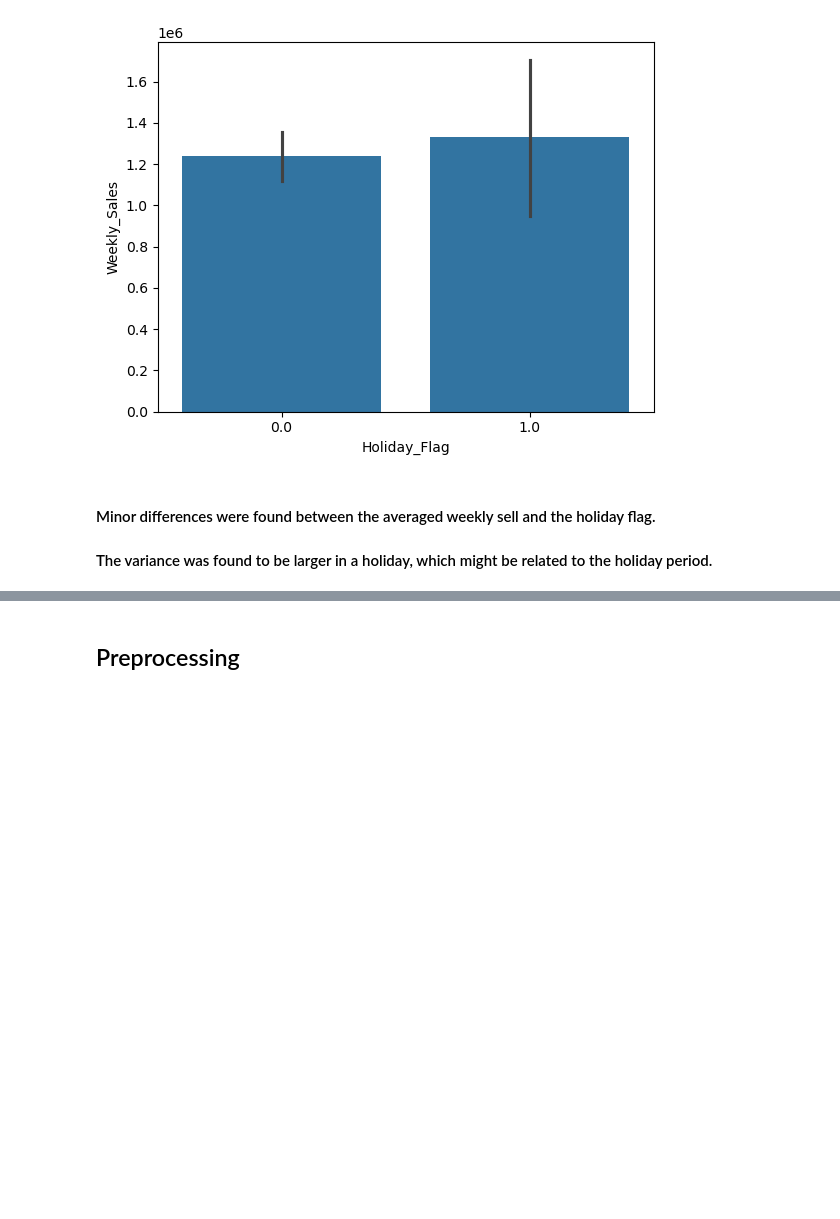
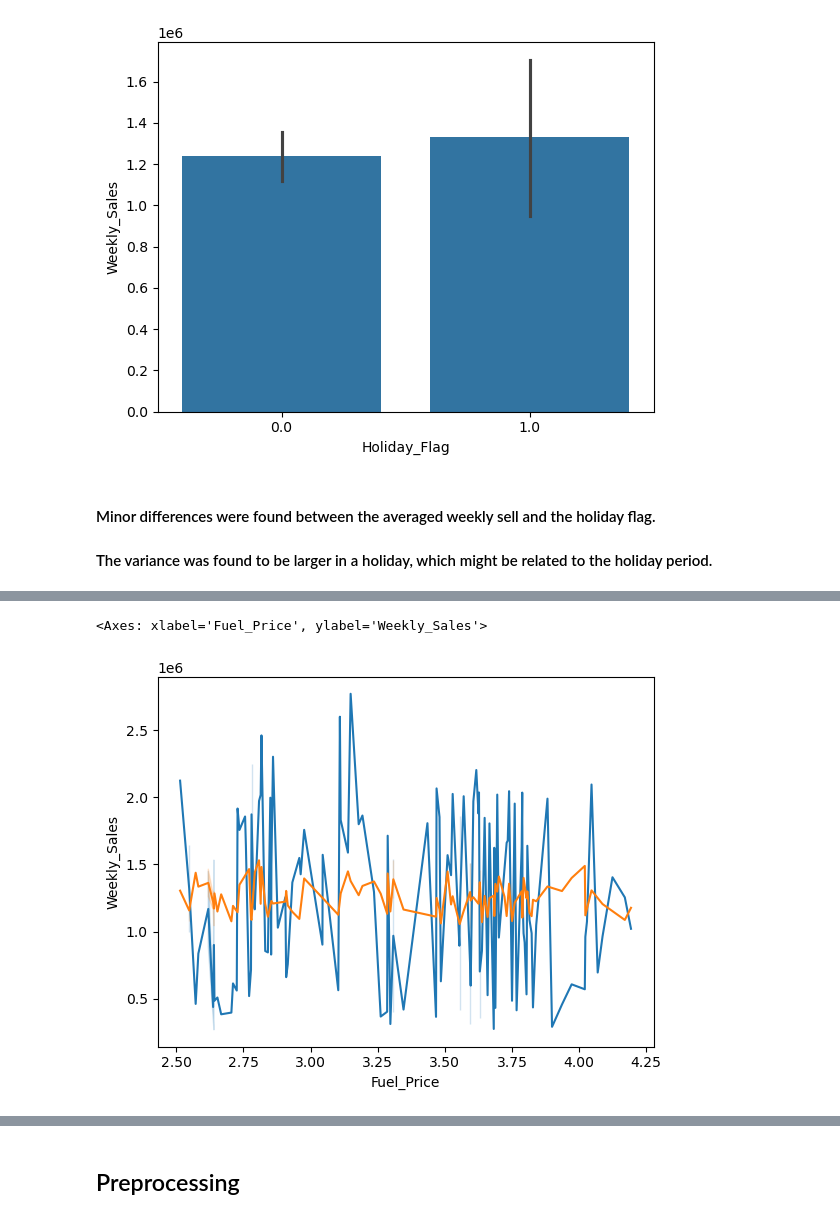
Before and after one commit to ValentinLhoteWork/PROJECTS-Supervised-Machine-Learning-Walmart, a Jupyter notebook: Project_supervised_Walmart.ipynb, the cells around one changed output, grey strips where cells are left out. Saved outputs shown, nothing was run; the diff lists cells and outputs as text; code cells hidden in the pictures; blank space fills up the shorter version.

```diff
--- a/Project_supervised_Walmart.ipynb
+++ b/Project_supervised_Walmart.ipynb
@@ -103,0 +113,6 @@ sns.barplot(x='Holiday_Flag', y='Weekly_Sales', data=df)
+# %%
+# computing a 7 day rolling average
+df['Weekly_Rolling_Avg' ] = df.Weekly_Sales.rolling(25).mean()
+
+# viewing the dataset
+df.head(10)
@@ -103,0 +131,6 @@ sns.barplot(x='Holiday_Flag', y='Weekly_Sales', data=df)
+# %%
+sns.lineplot(x='Fuel_Price', y='Weekly_Sales', data=df)
+sns.lineplot(x='Fuel_Price', y='Weekly_Rolling_Avg', data=df)
+# %% [output]
+<Axes: xlabel='Fuel_Price', ylabel='Weekly_Sales'>
+[figure, added]
```
Also changed, not shown: parts of 22 cells of this notebook.
